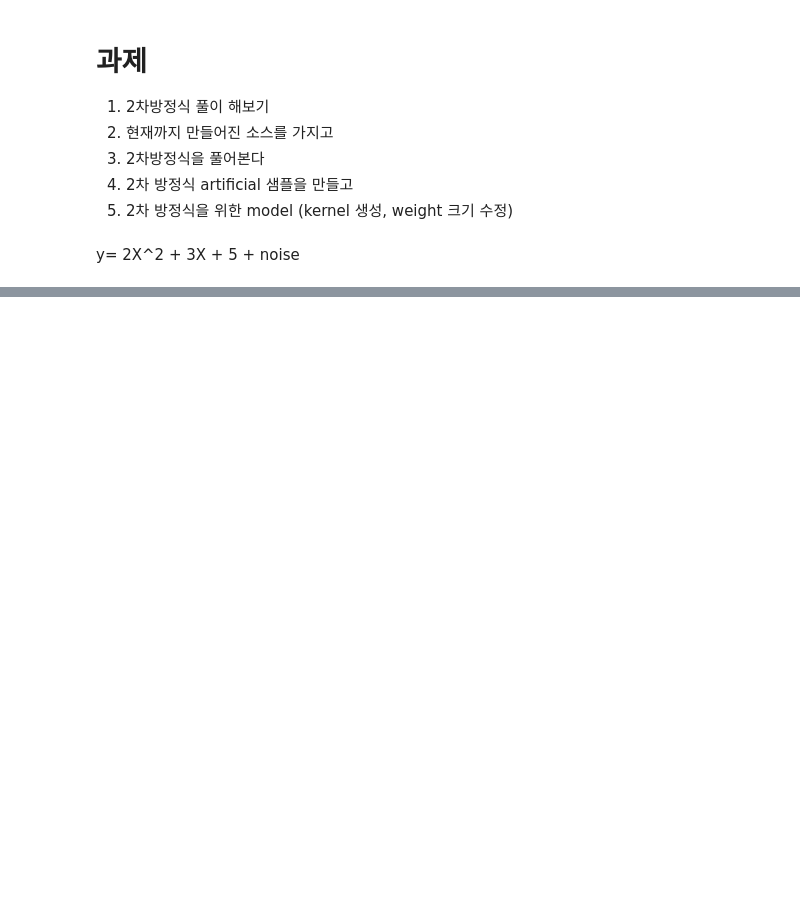
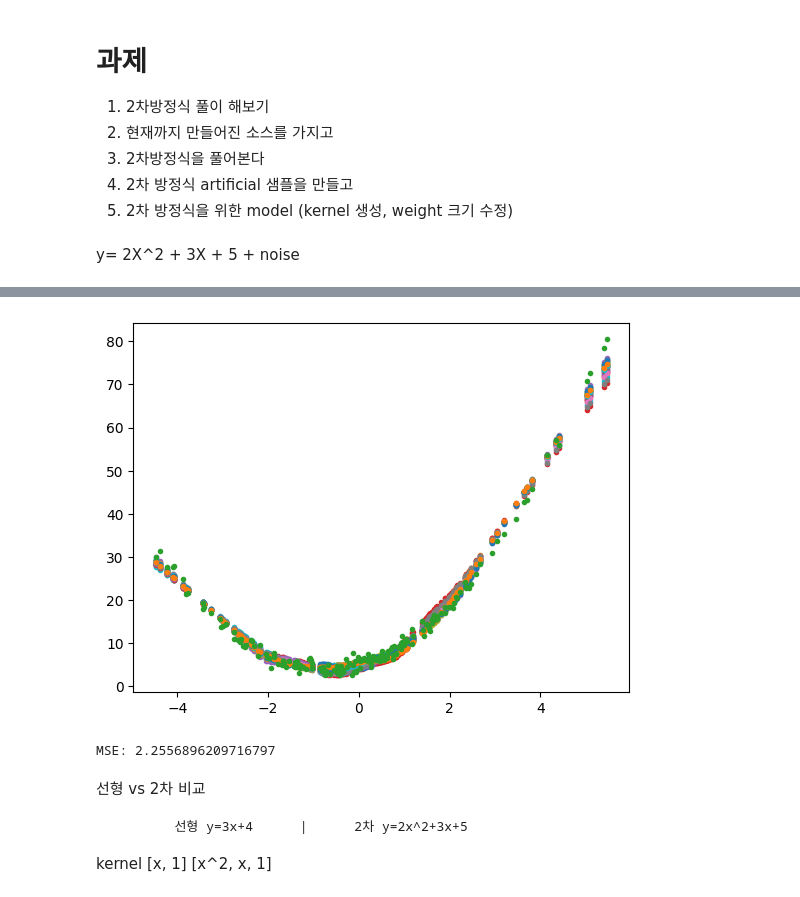
Before and after one commit to doorunderground/study, a Jupyter notebook: openCV/0223Gradient_Homework.ipynb, the cells around one changed output, grey strips where cells are left out. Cells and saved outputs as stored; diff of their text form; code cells hidden in the pictures; blank space fills up the shorter version.

```diff
--- a/openCV/0223Gradient_Homework.ipynb
+++ b/openCV/0223Gradient_Homework.ipynb
@@ -164,0 +160,7 @@ plt.plot(x, y, '.')
+# %%
+dataset = list(zip(x, y))
+loader = torch.utils.data.DataLoader(dataset, batch_size= 20 , shuffle=True)
+
+for xi, yi in loader:
+    break
+xi.shape, yi.shape, xi.dtype, yi.dtype
@@ -166,0 +207,14 @@ X = torch.cat
+# %%
+# grad
+for epoch in range(3000):
+    for bx, by in loader:
+        # 현재 파라미터를 이용해서 예측갑을 구하고 f(x)=ax^2+bx+c
+        pred = model(bx)
+        loss = loss_fn(pred, by)
+
+        opt.zero_grad()
+        loss.backward()
+
+        # update
+        opt.step()
+    print(epoch, loss)
@@ -166,0 +239,21 @@ X = torch.cat
+# %%
+with torch.no_grad():
+    pred = model(x)
+
+plt.close('all')
+plt.figure()
+
+plt.plot(x, pred, '.')
+plt.plot(x, y, '.')
+
+plt.show()
+
+print("MSE:", ((pred - y) ** 2).mean().item())
+# %% [output]
+[figure, added]
+MSE: 2.2556896209716797
+# %% [markdown]
+선형 vs 2차 비교
+
+            선형 y=3x+4      |      2차 y=2x^2+3x+5
+kernel        [x, 1]                  [x^2, x, 1]
```
Also changed, not shown: parts of 11 cells of this notebook.
